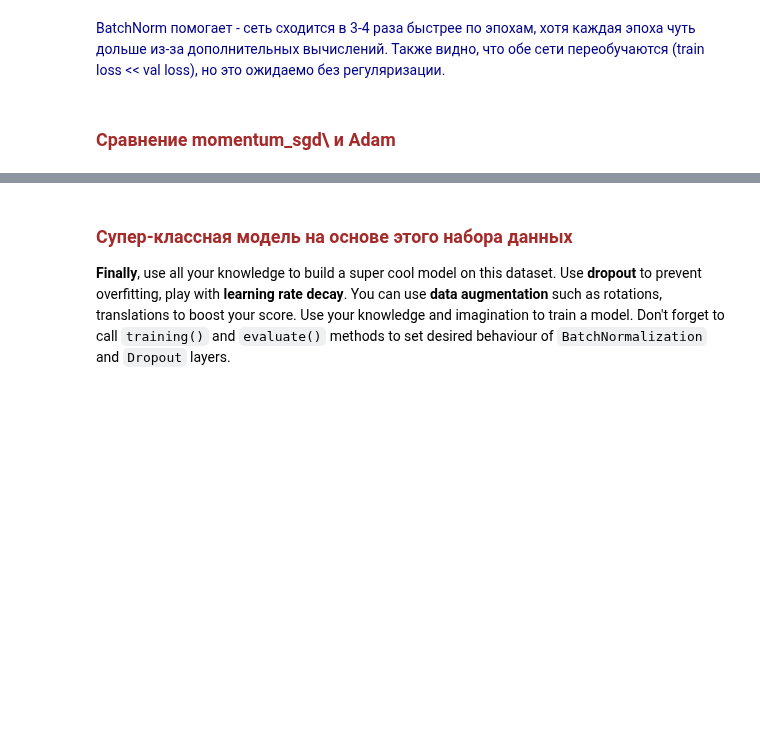
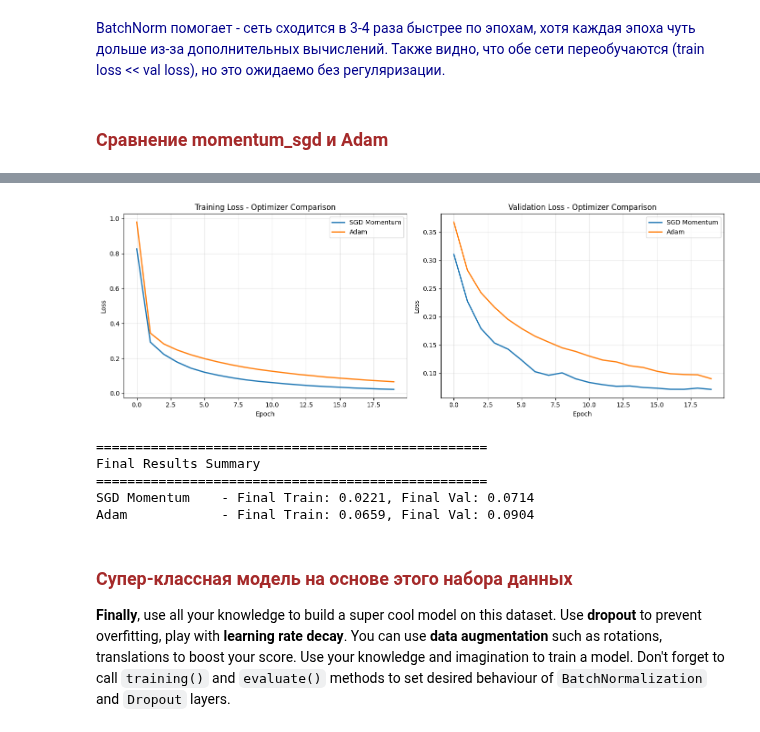
Before and after one commit to gammabox2020/ml-course-2023-homeworks, a Jupyter notebook: homeworks/hw08_nn_from_scratch/main_notebook.ipynb, the cells around one changed output, grey strips where cells are left out. Saved outputs shown, nothing was run; the diff lists cells and outputs as text; code cells hidden in the pictures; blank space fills up the shorter version.

Commit message:
'learning_rate': 1e-4

```diff
--- a/homeworks/hw08_nn_from_scratch/main_notebook.ipynb
+++ b/homeworks/hw08_nn_from_scratch/main_notebook.ipynb
@@ -531,29 +531,29 @@ plt.show()
 # %% [markdown]
 <font color=darkblue>BatchNorm помогает - сеть сходится в 3-4 раза быстрее по эпохам, хотя каждая эпоха чуть дольше из-за дополнительных вычислений. Также видно, что обе сети переобучаются (train loss << val loss), но это ожидаемо без регуляризации.</font>
 # %% [markdown]
-### <font color = brown> Сравнение momentum_sgd\ и Adam <font>
+### <font color = brown> Сравнение momentum_sgd и Adam <font>
 # %%
-optimizer_sgd_config = {'learning_rate': 1e-2, 'momentum': 0.9}
+optimizer_sgd_config = {'learning_rate': 1e-4, 'momentum': 0.9}
 optimizer_adam_config = {'learning_rate': 1e-4, 'beta1': 0.9, 'beta2': 0.999, 'epsilon': 1e-8}
 criterion = ClassNLLCriterion()
 n_epoch = 20
 
-# results_opt = {}
+results_opt = {}
 
-# # Train with SGD Momentum
-# print("=" * 50)
-# print("Training with SGD Momentum")
-# print("=" * 50)
+# Train with SGD Momentum
+print("=" * 50)
+print("Training with SGD Momentum")
+print("=" * 50)
 
-# net_sgd = create_network(activation_class=ReLU, use_batchnorm=False)
-# train_loss, val_loss = train_network(
-#     net_sgd, criterion,
-#     X_train_flat, y_train_oh,
-#     X_val_flat, y_val_oh,
-#     sgd_momentum, optimizer_sgd_config,
-#     n_epoch=n_epoch
-# )
-# results_opt['SGD Momentum'] = {'train': train_loss, 'val': val_loss}
+net_sgd = create_network(activation_class=ReLU, use_batchnorm=False)
+train_loss, val_loss = train_network(
+    net_sgd, criterion,
+    X_train_flat, y_train_oh,
+    X_val_flat, y_val_oh,
+    sgd_momentum, optimizer_sgd_config,
+    n_epoch=n_epoch
+)
+results_opt['SGD Momentum'] = {'train': train_loss, 'val': val_loss}
 
 # Train with Adam
 print(f"\n{'='*50}")
@@ -617,3 +623,9 @@ Epoch 8/20, Train Loss: 0.1628, Val Loss: 0.1552
+[figure, added]
+==================================================
+Final Results Summary
+==================================================
+SGD Momentum    - Final Train: 0.0221, Final Val: 0.0714
+Adam            - Final Train: 0.0659, Final Val: 0.0904
 # %% [markdown]
 ### <font color=brown>Супер-классная модель на основе этого набора данных</font>
 
```
Also changed, not shown: parts of 1 cell of this notebook.
